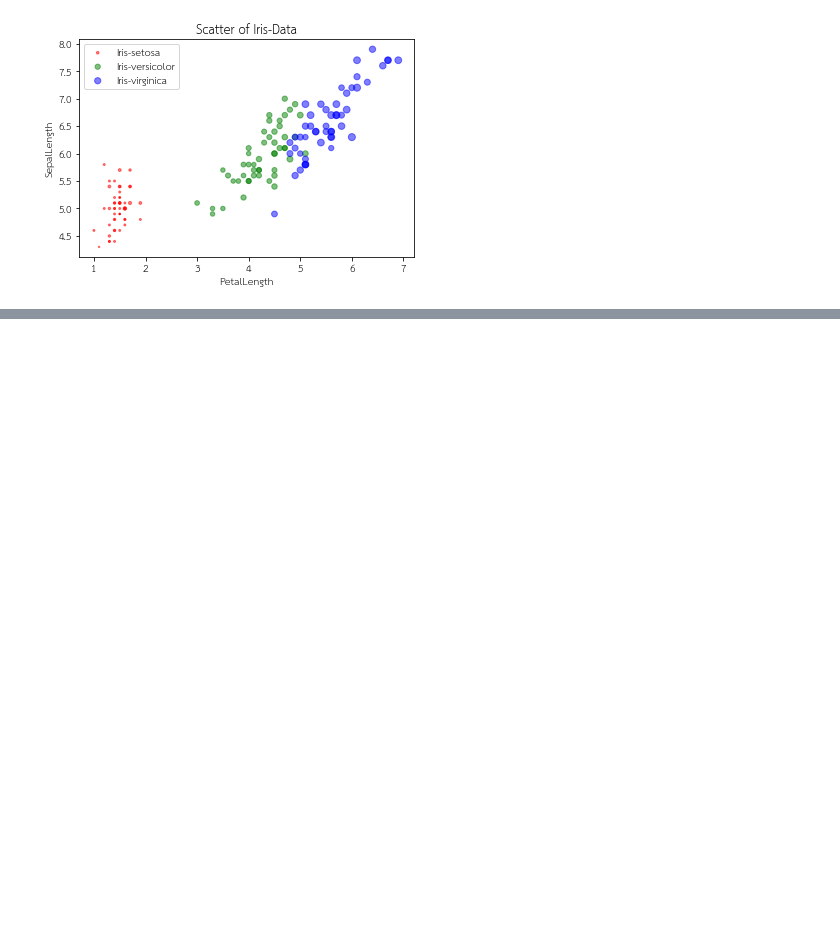
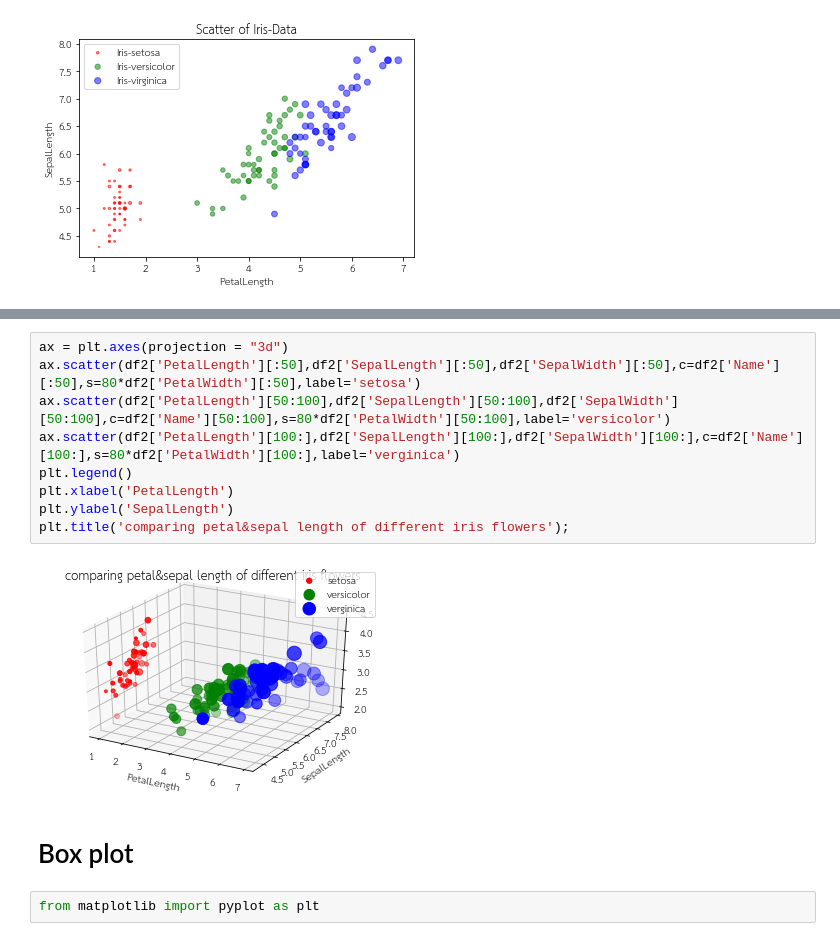
Before and after one commit to ThanikPimpiban/data_viz_2022, a Jupyter notebook: DataViz02_Data_Distribution.ipynb, the cells around one changed output, grey strips where cells are left out. Cells and saved outputs as stored; diff of their text form; blank space fills up the shorter version.

```diff
--- a/DataViz02_Data_Distribution.ipynb
+++ b/DataViz02_Data_Distribution.ipynb
@@ -122,0 +153,15 @@ plt.ylabel('SepalLength');
+# %%
+ax = plt.axes(projection = "3d")
+ax.scatter(df2['PetalLength'][:50],df2['SepalLength'][:50],df2['SepalWidth'][:50],c=df2['Name'][:50],s=80*df2['PetalWidth'][:50],label='setosa')
+ax.scatter(df2['PetalLength'][50:100],df2['SepalLength'][50:100],df2['SepalWidth'][50:100],c=df2['Name'][50:100],s=80*df2['PetalWidth'][50:100],label='versicolor')
+ax.scatter(df2['PetalLength'][100:],df2['SepalLength'][100:],df2['SepalWidth'][100:],c=df2['Name'][100:],s=80*df2['PetalWidth'][100:],label='verginica')
+plt.legend()
+plt.xlabel('PetalLength')
+plt.ylabel('SepalLength')
+plt.title('comparing petal&sepal length of different iris flowers');
+# %% [output]
+[figure, added]
+# %% [markdown]
+# Box plot
+# %%
+from matplotlib import pyplot as plt
```
Also changed, not shown: parts of 34 cells of this notebook.
